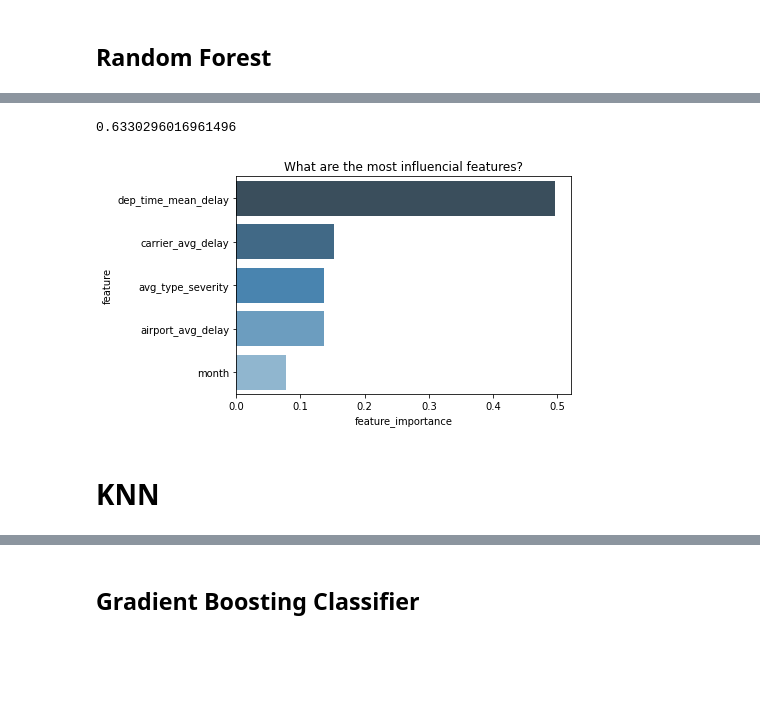
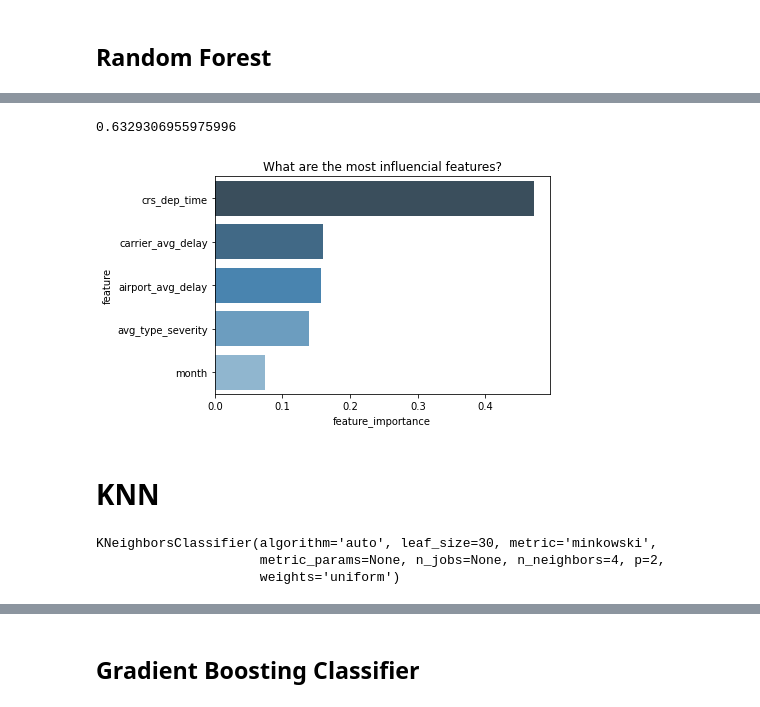
Before and after one commit to guedanie/flight_delay_predictor, a Jupyter notebook: weather_exploration.ipynb, the cells around one changed output, grey strips where cells are left out. Drawn from its saved outputs; the diff is of its cells as text; code cells hidden in the pictures; blank space fills up the shorter version.

Commit message:
further work trying to improve speed of the model

```diff
--- a/weather_exploration.ipynb
+++ b/weather_exploration.ipynb
@@ -463,0 +442,5 @@ train_scaled.shape
+# %%
+features_for_modeling = ["carrier_avg_delay", "airport_avg_delay", "observation", "crs_dep_time", "avg_type_severity", "is_delay", "month"]
+target_variable = "is_delay"
+# %%
+train_scaled, y_train, validate_scaled, y_validate, test_scaled, y_test = preprocessing.weather_modeling_prep(modeling=True, features_for_modeling=features_for_modeling, target_variable=target_variable)
@@ -490,11 +469,11 @@ True   364679   9526
 # %%
 rf.score(validate_scaled, y_validate)
 # %% [output]
-0.6330296016961496
+0.6329306955975996
 # %%
-model.rf_feature_importance(rf, X_train)
+model.rf_feature_importance(rf, train_scaled)
 # %% [output]
-[figure, old version]
+[figure, new version]
 # %% [markdown]
 # KNN
 # %%
@@ -503,5 +482,9 @@ model.rf_feature_importance(rf, X_train)
 knn = KNeighborsClassifier(n_neighbors=4, weights='uniform')
 # %%
 knn.fit(train_scaled, y_train)
+# %% [output]
+KNeighborsClassifier(algorithm='auto', leaf_size=30, metric='minkowski',
+                     metric_params=None, n_jobs=None, n_neighbors=4, p=2,
+                     weights='uniform')
 # %%
 y_pred = knn.predict(train_scaled)
```
Also changed, not shown: parts of 17 cells of this notebook.
